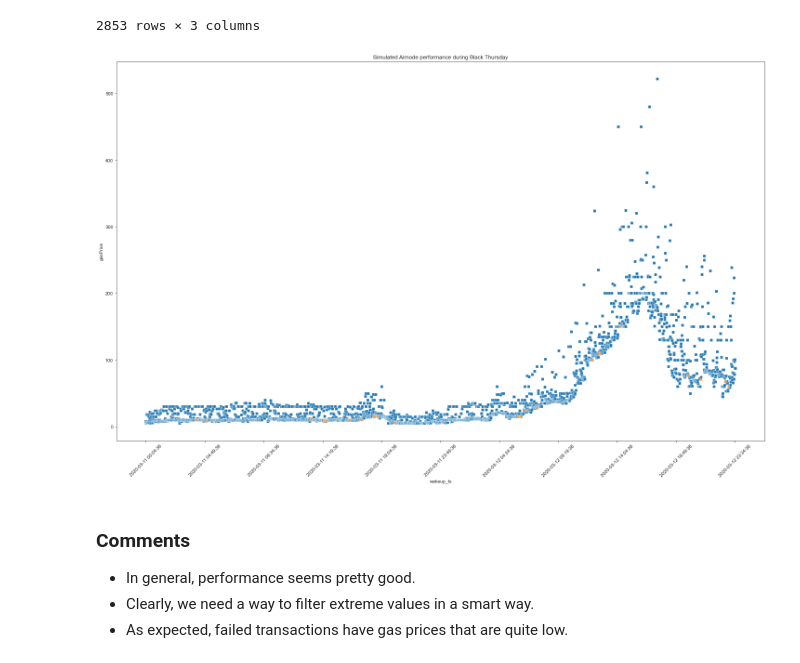
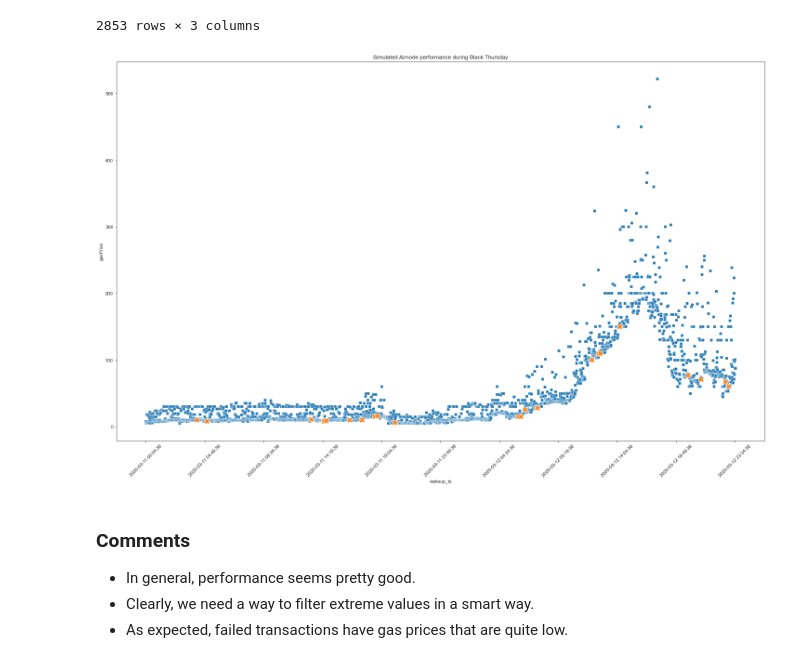
Before and after one commit to sassmilic/historical-gas-prices, a Jupyter notebook: airnode_simulation/airnode - black thursday sim.ipynb, the cells around one changed output. Cells and saved outputs as stored; diff of their text form; code cells hidden in the pictures.

Commit message:
updated graphs

```diff
--- a/airnode_simulation/airnode - black thursday sim.ipynb
+++ b/airnode_simulation/airnode - black thursday sim.ipynb
@@ -145,33 +148,35 @@ df_results
 # %%
 def plot2(df):
     _, ax = plt.subplots(1, 1, figsize=(25,15))
 
     markers = {False: "X", True: "s"}
 
     sns.scatterplot(data=df[df['mined?']],
                     x="wakeup_ts", y="gasPrice",
                     palette=["#2ec4b6"],
                     style="mined?", markers=markers,
                     legend=False
     )
 
     sns.scatterplot(data=df[~df['mined?']],
                     x="wakeup_ts", y="gasPrice",
                     palette=["#e71d36"],
                     style="mined?", markers=markers,
+                    size="mined?",
+                    sizes=[150],
                     legend=False
     )
 
     n = len(df['wakeup_ts'])
     ticks = [df['wakeup_ts'][i] for i in range(0, n, n // 10)]
     plt.xticks(ticks, [to_date_str(x) for x in ticks]);
     plt.xticks(rotation=45);
     plt.title('Simulated Airnode performance during Black Thursday')
 
 
 plot2(df_results)
 # %% [output]
-[figure, old version]
+[figure, new version]
 # %% [markdown]
 ### Comments
 - In general, performance seems pretty good.
```
Also changed, not shown: parts of 1 cell of this notebook.
